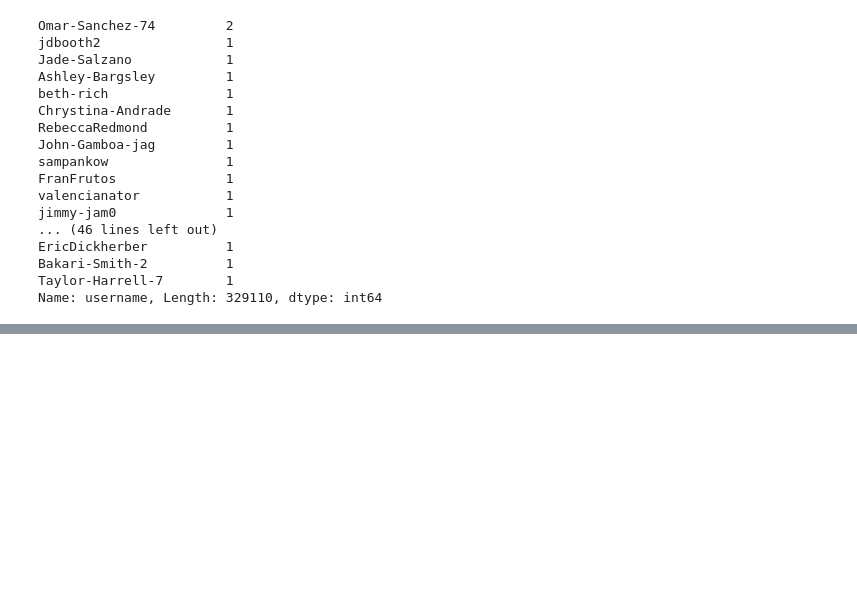
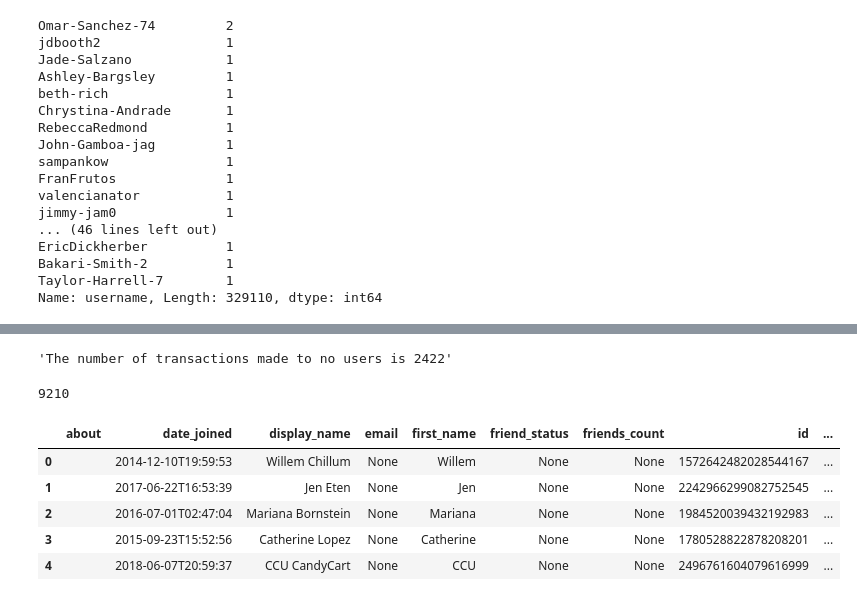
Before and after one commit to fromdatavistodatascience/venmo, a Jupyter notebook: eda_venmo.ipynb, the cells around one changed output, grey strips where cells are left out. Drawn from its saved outputs; the diff is of its cells as text; code cells hidden in the pictures; blank space fills up the shorter version.

```diff
--- a/eda_venmo.ipynb
+++ b/eda_venmo.ipynb
@@ -380,0 +431,17 @@ payers_df.loc[payers_df['username'] == 'Omar-Sanchez-74']
+# %%
+f'The number of transactions made to no users is {counter}'
+# %% [output]
+'The number of transactions made to no users is 2422'
+# %%
+len(payer_ids)-len(payee_ids)
+# %% [output]
+9210
+# %%
+payees_df.head()
+# %% [output]
+|  | about | date_joined | display_name | email | first_name | friend_status | friends_count | id | ... |
+| 0 |  | 2014-12-10T19:59:53 | Willem Chillum | None | Willem | None | None | 1572642482028544167 | ... |
+| 1 |  | 2017-06-22T16:53:39 | Jen Eten | None | Jen | None | None | 2242966299082752545 | ... |
+| 2 |  | 2016-07-01T02:47:04 | Mariana Bornstein | None | Mariana | None | None | 1984520039432192983 | ... |
+| 3 |  | 2015-09-23T15:52:56 | Catherine Lopez | None | Catherine | None | None | 1780528822878208201 | ... |
+| 4 |  | 2018-06-07T20:59:37 | CCU CandyCart | None | CCU | None | None | 2496761604079616999 | ... |
```
Also changed, not shown: parts of 24 cells of this notebook.
